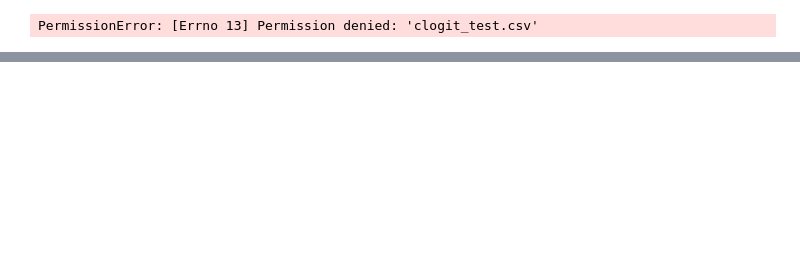
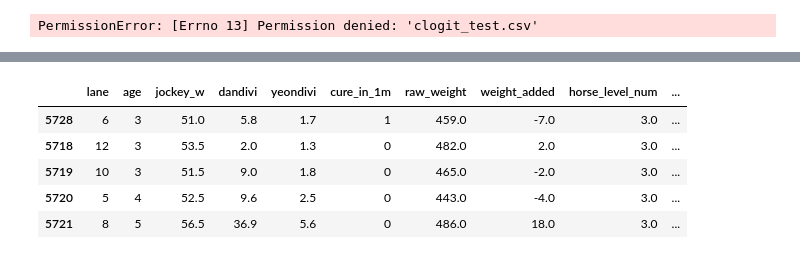
Before and after one commit to letsrunpark/horserace, a Jupyter notebook: clogit/clogit.ipynb, the cells around one changed output, grey strips where cells are left out. Drawn from its saved outputs; the diff is of its cells as text; code cells hidden in the pictures; blank space fills up the shorter version.

```diff
--- a/clogit/clogit.ipynb
+++ b/clogit/clogit.ipynb
@@ -225,2 +202,3 @@ f.readline()
 # %%
 test['delete']=test['phat'].apply(lambda x: x == '-')
+test = test[test['delete'] == 0]
@@ -254 +263,10 @@ test_n[test_n['groupid']==15]
+# %%
+test.head()
+# %% [output]
+|  | lane | age | jockey_w | dandivi | yeondivi | cure_in_1m | raw_weight | weight_added | horse_level_num | ... |
+| 5728 | 6 | 3 | 51.0 | 5.8 | 1.7 | 1 | 459.0 | -7.0 | 3.0 | ... |
+| 5718 | 12 | 3 | 53.5 | 2.0 | 1.3 | 0 | 482.0 | 2.0 | 3.0 | ... |
+| 5719 | 10 | 3 | 51.5 | 9.0 | 1.8 | 0 | 465.0 | -2.0 | 3.0 | ... |
+| 5720 | 5 | 4 | 52.5 | 9.6 | 2.5 | 0 | 443.0 | -4.0 | 3.0 | ... |
+| 5721 | 8 | 5 | 56.5 | 36.9 | 5.6 | 0 | 486.0 | 18.0 | 3.0 | ... |
 # %%
```
Also changed, not shown: parts of 22 cells of this notebook.
